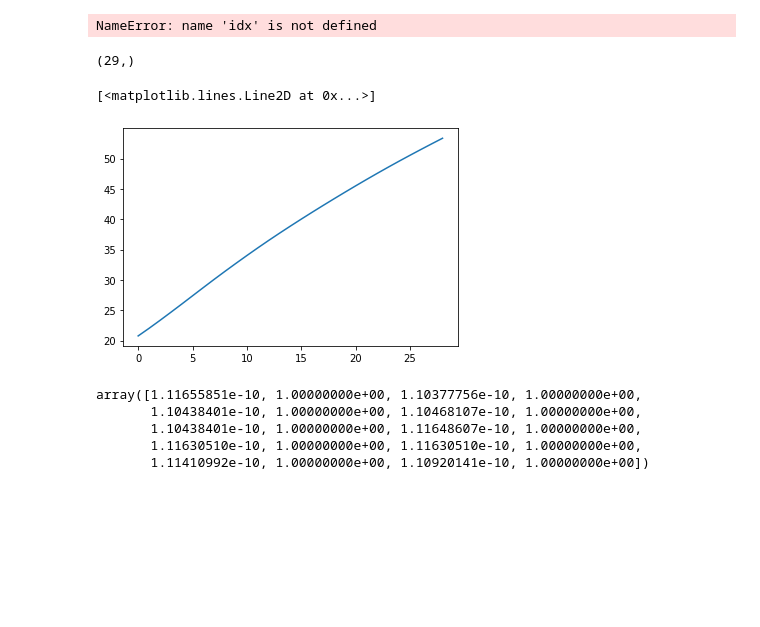
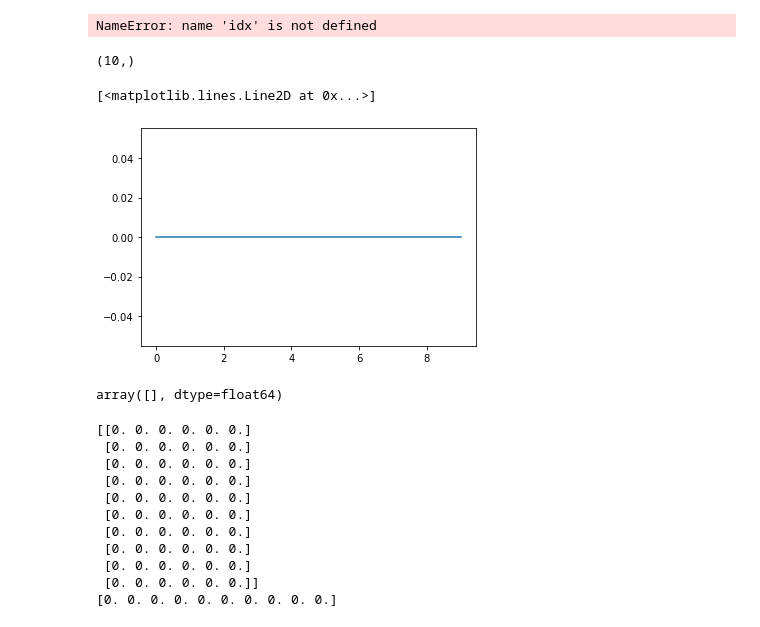
Before and after one commit to BrozzSama/onednn-wrapper, a Jupyter notebook: tutorial_getting_started.ipynb, the cells around one changed output. Cells and saved outputs as stored; diff of their text form; code cells hidden in the pictures; blank space fills up the shorter version.

```diff
--- a/tutorial_getting_started.ipynb
+++ b/tutorial_getting_started.ipynb
@@ -86,13 +86,15 @@ cat: 'run.sh.e*': No such file or directory
 # %%
 import numpy as np
 
+size = 100
+step = 10
 iteration = np.load("data/losses/iteration_0.npy")
 
 # iterations = np.zeros([len(range(10,360,10)), iteration.shape[0]])
 
-iterations = np.zeros([len(range(1,30,1)), iteration.shape[0]])
+iterations = np.zeros([len(range(1,size,step)), iteration.shape[0]])
 
-for count, iteration_number in enumerate(range(1,30,1)):
+for count, iteration_number in enumerate(range(1,size,step)):
     print(iteration_number)
     iterations[count, :] = np.load("data/losses/iteration_" + str(iteration_number) + ".npy")
 
@@ -143,18 +129,29 @@ NameError: name 'idx' is not defined
 # %%
 import matplotlib.pyplot as plt
 
 loss = np.sum(iterations**2, axis=1)
 print(loss.shape)
-plt.plot(np.arange(0,29), loss[0:30])
+plt.plot(np.arange(0,int(size/step)), loss[0:int(size/step)])
 # %% [output]
-(29,)
+(10,)
 [<matplotlib.lines.Line2D at 0x...>]
-[figure, old version]
+[figure, new version]
 # %%
 iterations[3, 53700:53720]
 # %% [output]
-array([1.11655851e-10, 1.00000000e+00, 1.10377756e-10, 1.00000000e+00,
-       1.10438401e-10, 1.00000000e+00, 1.10468107e-10, 1.00000000e+00,
-       1.10438401e-10, 1.00000000e+00, 1.11648607e-10, 1.00000000e+00,
-       1.11630510e-10, 1.00000000e+00, 1.11630510e-10, 1.00000000e+00,
-       1.11410992e-10, 1.00000000e+00, 1.10920141e-10, 1.00000000e+00])
+array([], dtype=float64)
+# %%
+print(iterations)
+print(loss)
+# %% [output]
+[[0. 0. 0. 0. 0. 0.]
+ [0. 0. 0. 0. 0. 0.]
+ [0. 0. 0. 0. 0. 0.]
+ [0. 0. 0. 0. 0. 0.]
+ [0. 0. 0. 0. 0. 0.]
+ [0. 0. 0. 0. 0. 0.]
+ [0. 0. 0. 0. 0. 0.]
+ [0. 0. 0. 0. 0. 0.]
+ [0. 0. 0. 0. 0. 0.]
+ [0. 0. 0. 0. 0. 0.]]
+[0. 0. 0. 0. 0. 0. 0. 0. 0. 0.]
```
Also changed, not shown: parts of 1 cell of this notebook, 1 other file.
